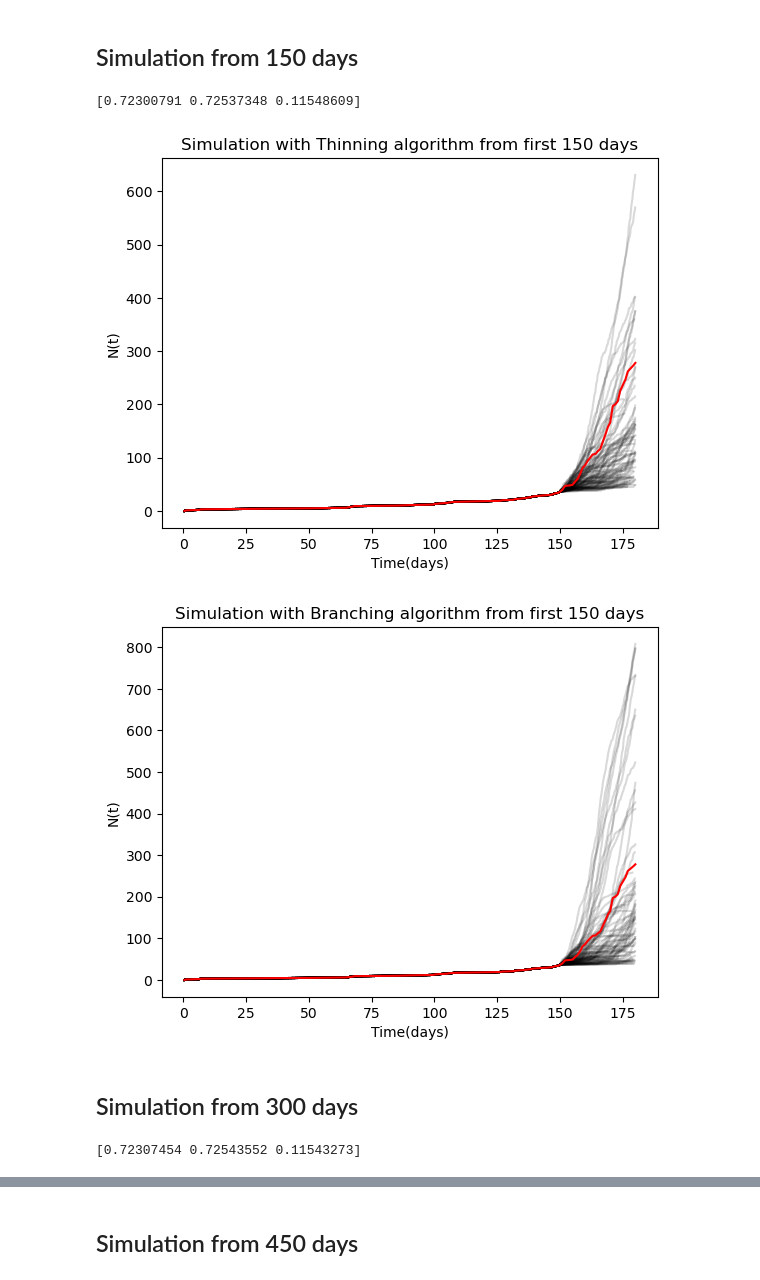
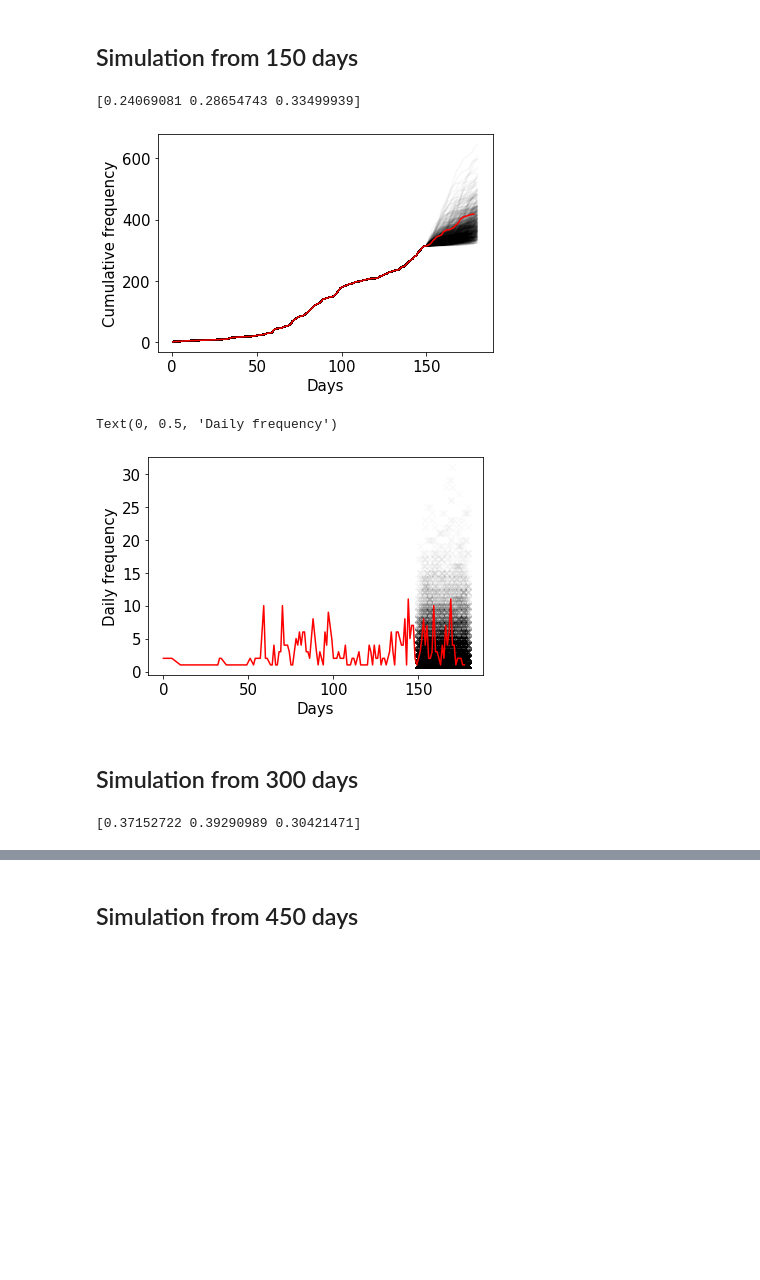
Before and after one commit to FormulaRabbit81/Group_Disease_2.0, a Jupyter notebook: Minjian/ebola_simulations_arav.ipynb, the cells around one changed output, grey strips where cells are left out. Saved outputs shown, nothing was run; the diff lists cells and outputs as text; code cells hidden in the pictures; blank space fills up the shorter version.

Commit message:
guinea done

```diff
--- a/Minjian/ebola_simulations_arav.ipynb
+++ b/Minjian/ebola_simulations_arav.ipynb
@@ -45,7 +45,7 @@ observed_liberia = distribute(date_nums_liberia)
 observed_sierra = distribute(date_nums_sierra)
 observed_all = distribute(date_nums_all)
 # %%
-event_times = observed_all
+event_times = observed_guinea
 # %% [markdown]
 ## Simulation from 150 days
 # %%
@@ -53,40 +53,52 @@ n = binary_search(event_times, 150)
 paras = [0.72306694, 0.72543727, 0.11557651]
 bnds = ((0.01, 1), (0.01, 1), (0.01, 10))
 intensity = lambda t, paras: intensity_constructor(t, paras, event_times, ExpKernel, ConstBase, depth=30)
-result = MLE_de(intensity, event_times, model="constexp", bounds=bnds, maxiter=10)
+result = MLE_de(intensity, event_times[:n], model="constexp", bounds=bnds, maxiter=10)
 optimized_params_150 = result.x
 print(optimized_params_150)
 # %% [output]
-[0.72300791 0.72537348 0.11548609]
+[0.24069081 0.28654743 0.33499939]
 # %%
 paras = optimized_params_150
 intensity = lambda t, event_times: intensity_constructor(t, paras, event_times, ExpKernel, ConstBase, depth=30)
 n = binary_search(event_times, 150)
-samples_thinning150 = []
-samples_branching150 = []
-for _ in range(100):
-    samples_thinning150.append(simulate_hawkes_process(intensity, event_times[:n], 180))
-    samples_branching150.append(simulate_cluster_structure(ExpKernel(*paras[:2]), ConstBase(paras[-1]), event_times[:n], 180))
+samples_branching150_guinea = []
+for _ in range(1000):
+    samples_branching150_guinea.append(simulate_cluster_structure(ExpKernel(*paras[:2]), ConstBase(paras[-1]), event_times[:n], 180))
 # %%
+plt.rcParams['font.size'] = 15
 n = binary_search(event_times, 180)
-for sample in samples_thinning150:
-    plt.plot(sample, range(len(sample)), color="k", alpha=0.15)
+for sample in samples_branching150_guinea:
+    plt.plot(sample, range(len(sample)), color="k", alpha=0.03)
 plt.plot(event_times[:n], range(n), color='r')
-plt.title("Simulation with Thinning algorithm from first 150 days")
-plt.xlabel("Time(days)")
-plt.ylabel("N(t)")
+plt.xlabel("Days")
+plt.ylabel("Cumulative frequency")
+#"Guinea 1000 Simulations from first 150 days"
 plt.show()
-
-for sample in samples_branching150:
-    plt.plot(sample, range(len(sample)), color="k", alpha=0.15)
-plt.plot(event_times[:n], range(n), color='r')
-plt.xlabel("Time(days)")
-plt.ylabel("N(t)")
-plt.title("Simulation with Branching algorithm from first 150 days")
-plt.show()
 # %% [output]
-[figure, old version]
+[figure, new version]
-[figure, removed]
+# %%
+plt.rcParams['font.size'] = 15
+n = binary_search(date_nums_guinea, 180)
+times = date_nums_guinea[:n]
+count = Counter(times)
+keys = count.keys()
+values = [count[key] for key in keys]
+plt.plot(keys, values, color = 'r')
+
+for sample in samples_branching150_guinea:
+    n = binary_search(sample, 150)
+    times = np.floor(sample[n:])
+    count = Counter(times)
+    keys = count.keys()
+    values = [count[key] for key in keys]
+    plt.scatter(keys, values, color='k', marker='x', s=40, alpha=0.02)
+
+plt.xlabel('Days')
+plt.ylabel('Daily frequency')
+# %% [output]
+Text(0, 0.5, 'Daily frequency')
+[figure, added]
 # %% [markdown]
 ## Simulation from 300 days
 # %%
@@ -94,11 +106,11 @@ n = binary_search(event_times, 300)
 paras = [0.72306694, 0.72543727, 0.11557651]
 bnds = ((0.01, 1), (0.01, 1), (0.01, 1))
 intensity = lambda t, paras: intensity_constructor(t, paras, event_times, ExpKernel, ConstBase, depth=30)
-result = MLE_de(intensity, event_times, model="constexp", bounds=bnds, maxiter=10)
+result = MLE_de(intensity, event_times[:n], model="constexp", bounds=bnds, maxiter=10)
 optimized_params_300 = result.x
 print(optimized_params_300)
 # %% [output]
-[0.72307454 0.72543552 0.11543273]
+[0.37152722 0.39290989 0.30421471]
 # %%
 paras = optimized_params_300
 intensity = lambda t, event_times: intensity_constructor(t, paras, event_times, ExpKernel, ConstBase, depth=30)
```
Also changed, not shown: parts of 8 cells of this notebook.
